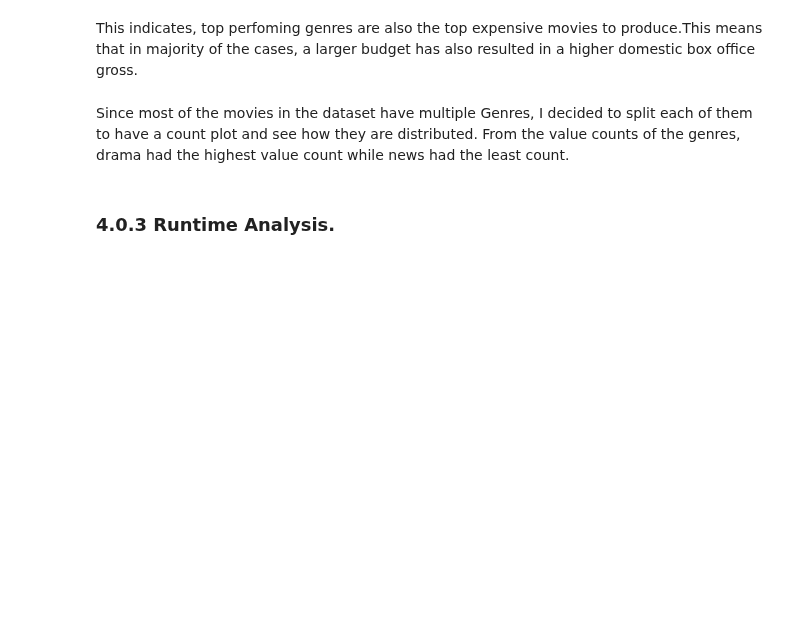
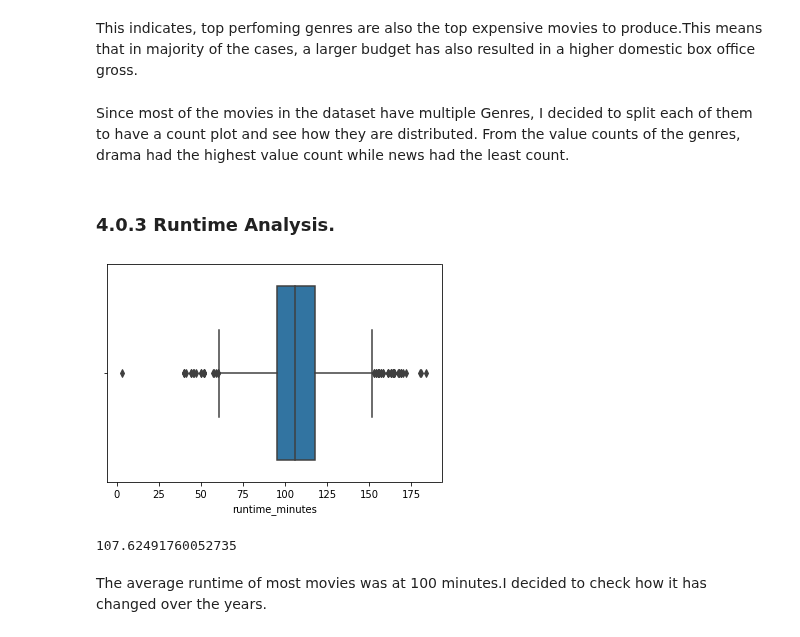
Before and after one commit to adikamunyao/movies-project, a Jupyter notebook: data analysis.ipynb, the cells around one changed output. Drawn from its saved outputs; the diff is of its cells as text; code cells hidden in the pictures; blank space fills up the shorter version.

```diff
--- a/data analysis.ipynb
+++ b/data analysis.ipynb
@@ -199,6 +258,16 @@ Since most of the movies in the dataset have multiple Genres, I decided to split
 From the value counts of the genres, drama had the highest value count while news had the least count.
 # %% [markdown]
 ### 4.0.3 Runtime Analysis.
+# %%
+sns.boxplot(x=final_data["runtime_minutes"]);
+# %% [output]
+[figure, added]
+# %%
+final_data['runtime_minutes'].mean()
+# %% [output]
+107.62491760052735
+# %% [markdown]
+The average runtime of most movies was at 100 minutes.I decided to check how it has changed over the years.
 # %%
 fig, ax = plt.subplots(figsize=(12, 8))
 sns.countplot(data=data['runtime_minutes'], x=data['year'])
```
Also changed, not shown: parts of 20 cells of this notebook, 1 other file.
